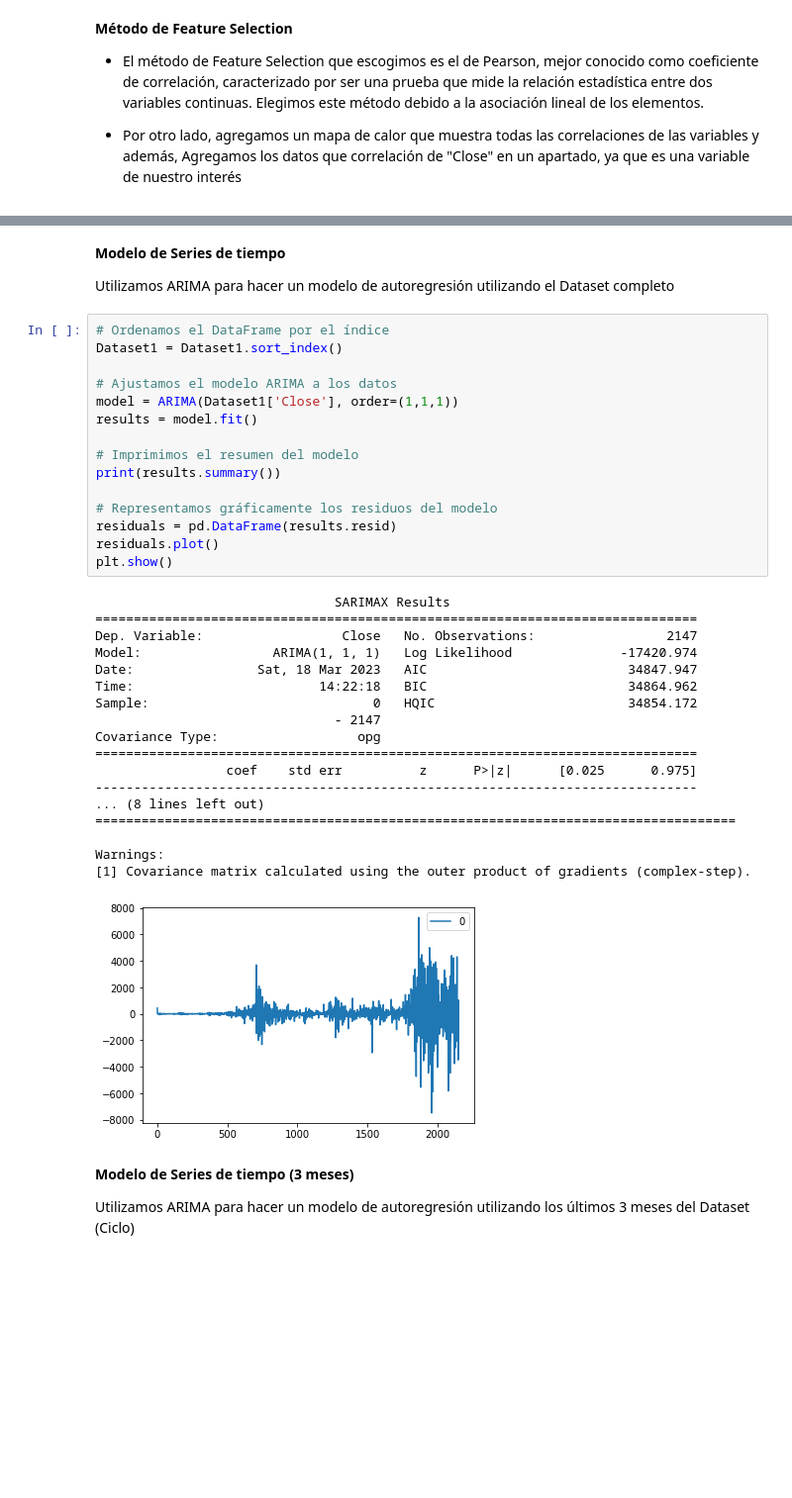
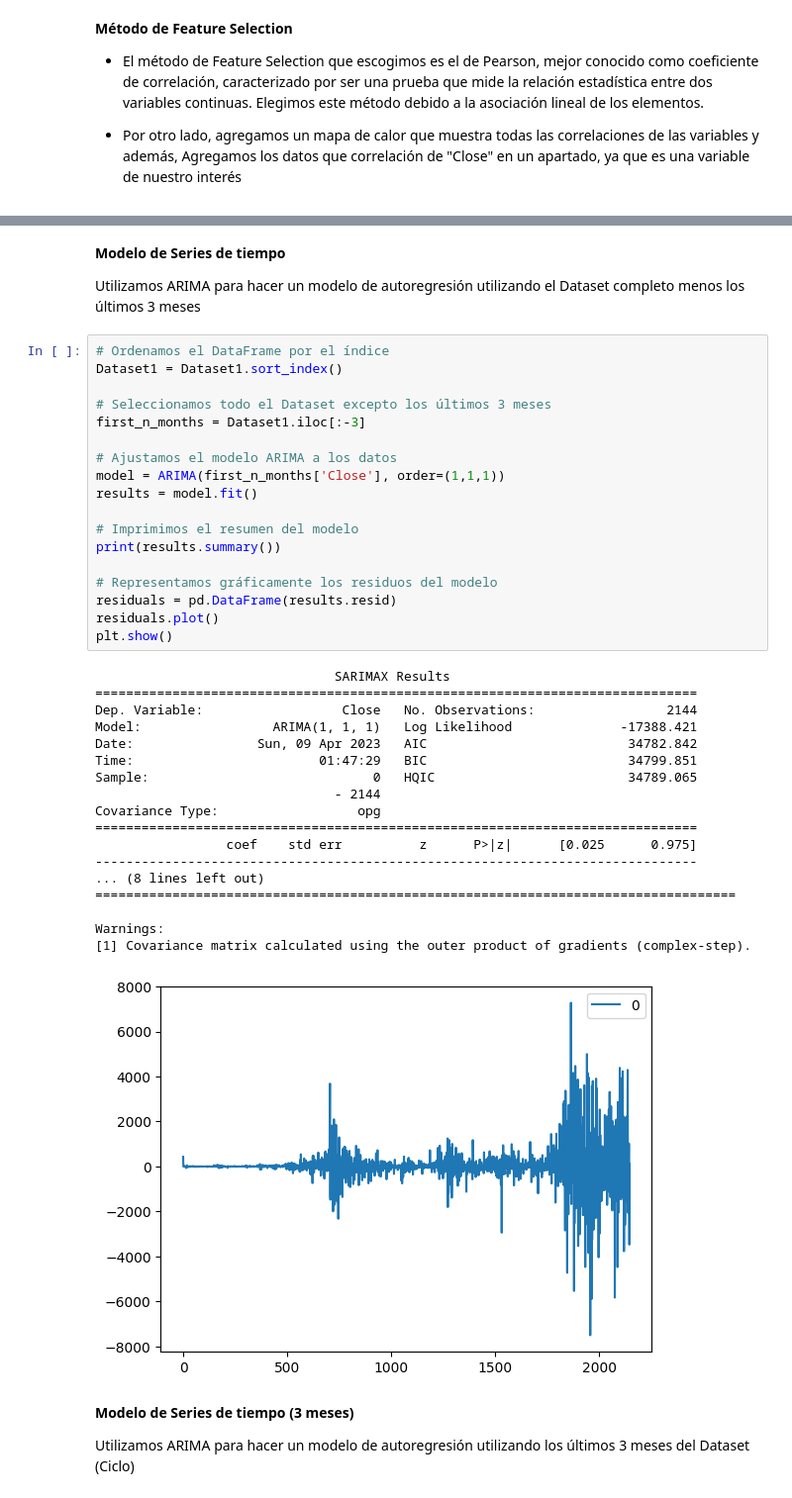
Before and after one commit to martinezmarcos93/PrimeraEntregaProyectoFinalDS, a Jupyter notebook: PrimeraEntrega_MarcosRamaPaty.ipynb, the cells around one changed output, grey strips where cells are left out. Shown at 99% size. Drawn from its saved outputs; the diff is of its cells as text; blank space fills up the shorter version.

```diff
--- a/PrimeraEntrega_MarcosRamaPaty.ipynb
+++ b/PrimeraEntrega_MarcosRamaPaty.ipynb
@@ -473,41 +543,44 @@ relevant_features
 # %% [markdown]
 **Modelo de Series de tiempo**
 
-Utilizamos ARIMA para hacer un modelo de autoregresión utilizando el Dataset completo
+Utilizamos ARIMA para hacer un modelo de autoregresión utilizando el Dataset completo menos los últimos 3 meses
 # %%
 # Ordenamos el DataFrame por el índice
 Dataset1 = Dataset1.sort_index()
 
+# Seleccionamos todo el Dataset excepto los últimos 3 meses
+first_n_months = Dataset1.iloc[:-3]
+
 # Ajustamos el modelo ARIMA a los datos
-model = ARIMA(Dataset1['Close'], order=(1,1,1))
+model = ARIMA(first_n_months['Close'], order=(1,1,1))
 results = model.fit()
 
 # Imprimimos el resumen del modelo
 print(results.summary())
 
 # Representamos gráficamente los residuos del modelo
 residuals = pd.DataFrame(results.resid)
 residuals.plot()
 plt.show()
 # %% [output]
                                SARIMAX Results
 ==============================================================================
-Dep. Variable:                  Close   No. Observations:                 2147
-Model:                 ARIMA(1, 1, 1)   Log Likelihood              -17420.974
-Date:                Sat, 18 Mar 2023   AIC                          34847.947
-Time:                        14:22:18   BIC                          34864.962
-Sample:                             0   HQIC                         34854.172
-                               - 2147
+Dep. Variable:                  Close   No. Observations:                 2144
+Model:                 ARIMA(1, 1, 1)   Log Likelihood              -17388.421
+Date:                Sun, 09 Apr 2023   AIC                          34782.842
+Time:                        01:47:29   BIC                          34799.851
+Sample:                             0   HQIC                         34789.065
+                               - 2144
 Covariance Type:                  opg
 ==============================================================================
                  coef    std err          z      P>|z|      [0.025      0.975]
 ------------------------------------------------------------------------------
 ... (8 lines left out)
 ===================================================================================
 
 Warnings:
 [1] Covariance matrix calculated using the outer product of gradients (complex-step).
-[figure, old version]
+[figure, new version]
 # %% [markdown]
 **Modelo de Series de tiempo (3 meses)**
 
```
Also changed, not shown: parts of 22 cells of this notebook.
